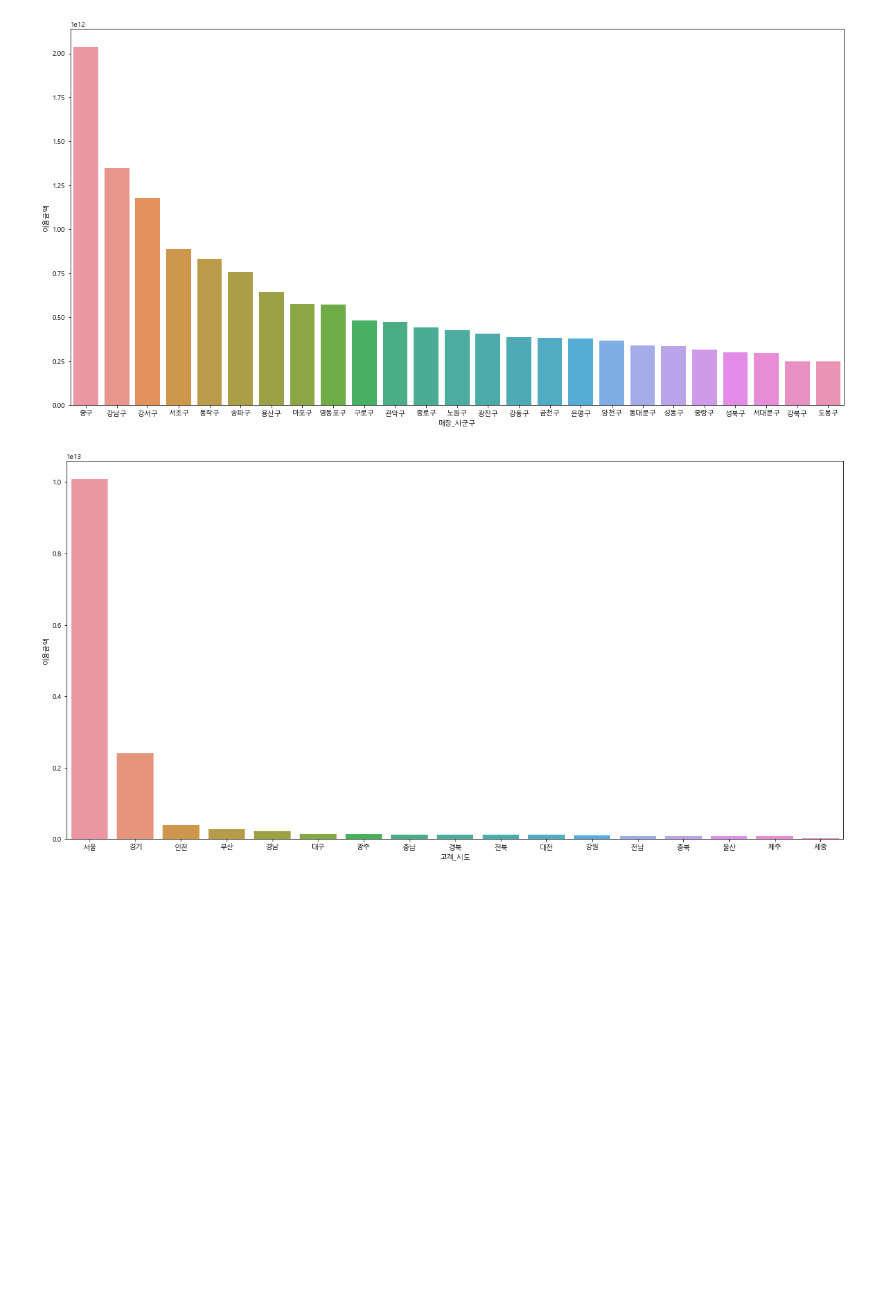
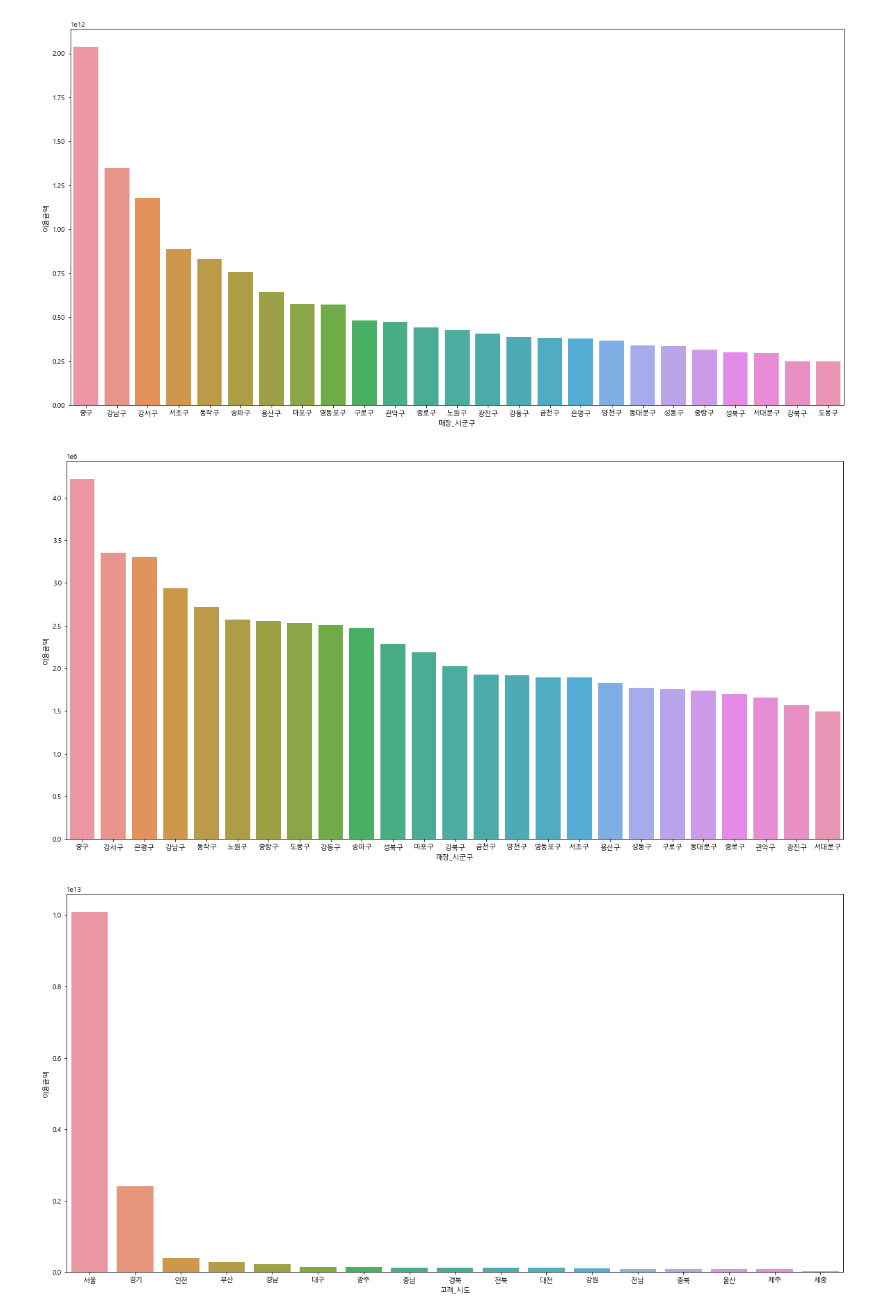
Before and after one commit to kkh9198/PROJECT_2, a Jupyter notebook: SEOUL_EDA,linear.ipynb, the cells around one changed output. Cells and saved outputs as stored; diff of their text form; code cells hidden in the pictures; blank space fills up the shorter version.

```diff
--- a/SEOUL_EDA,linear.ipynb
+++ b/SEOUL_EDA,linear.ipynb
@@ -225,6 +268,16 @@ f, ax= plt.subplots(figsize=(20,10))
 fig= sns.barplot(x=var, y='이용금액',data=data,ci=None)
 # %% [output]
 [figure]
+# %%
+var='매장_시군구'
+data=pd.concat([df_1['이용금액'],df_1[var]],axis=1)
+data=data.groupby('매장_시군구').mean().sort_values(by='이용금액',ascending=False)
+data=data.reset_index()
+# %%
+f, ax= plt.subplots(figsize=(20,10))
+fig= sns.barplot(x=var, y='이용금액',data=data,ci=None)
+# %% [output]
+[figure, added]
 # %%
 var='고객_시도'
 data=pd.concat([df_1['이용금액'],df_1[var]],axis=1)
```
Also changed, not shown: parts of 16 cells of this notebook.
